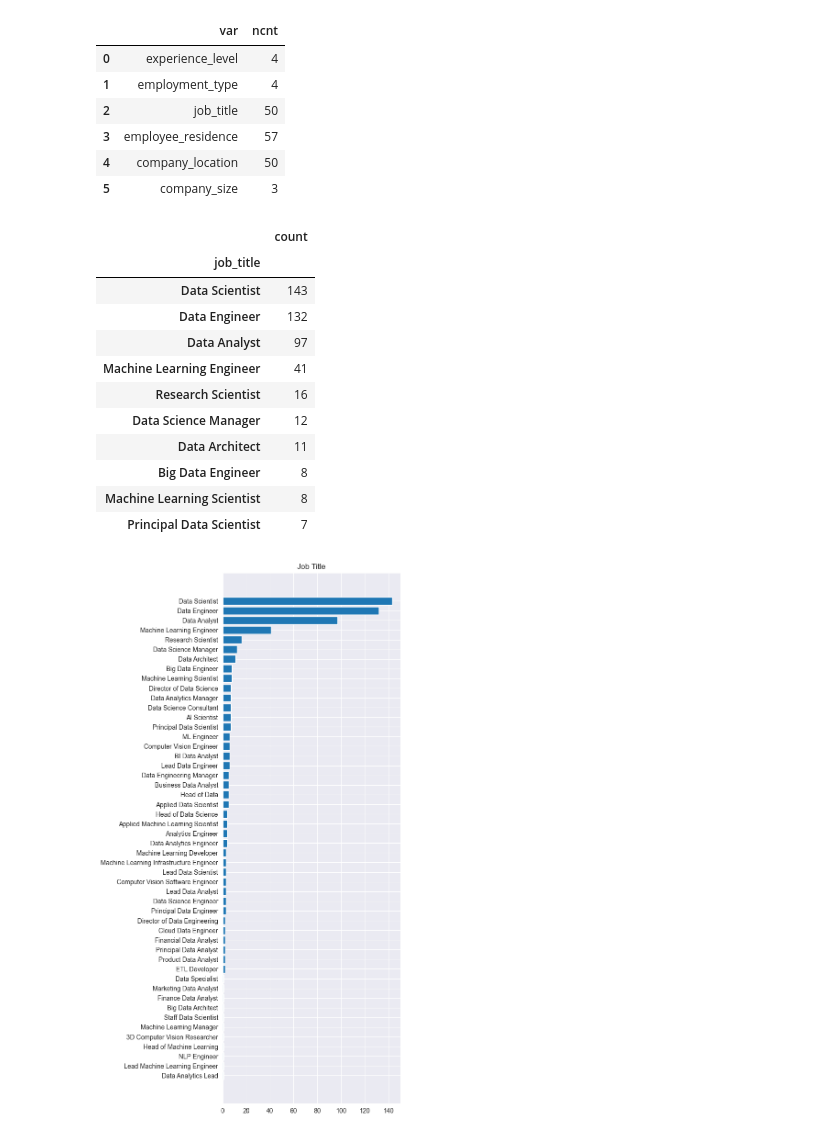
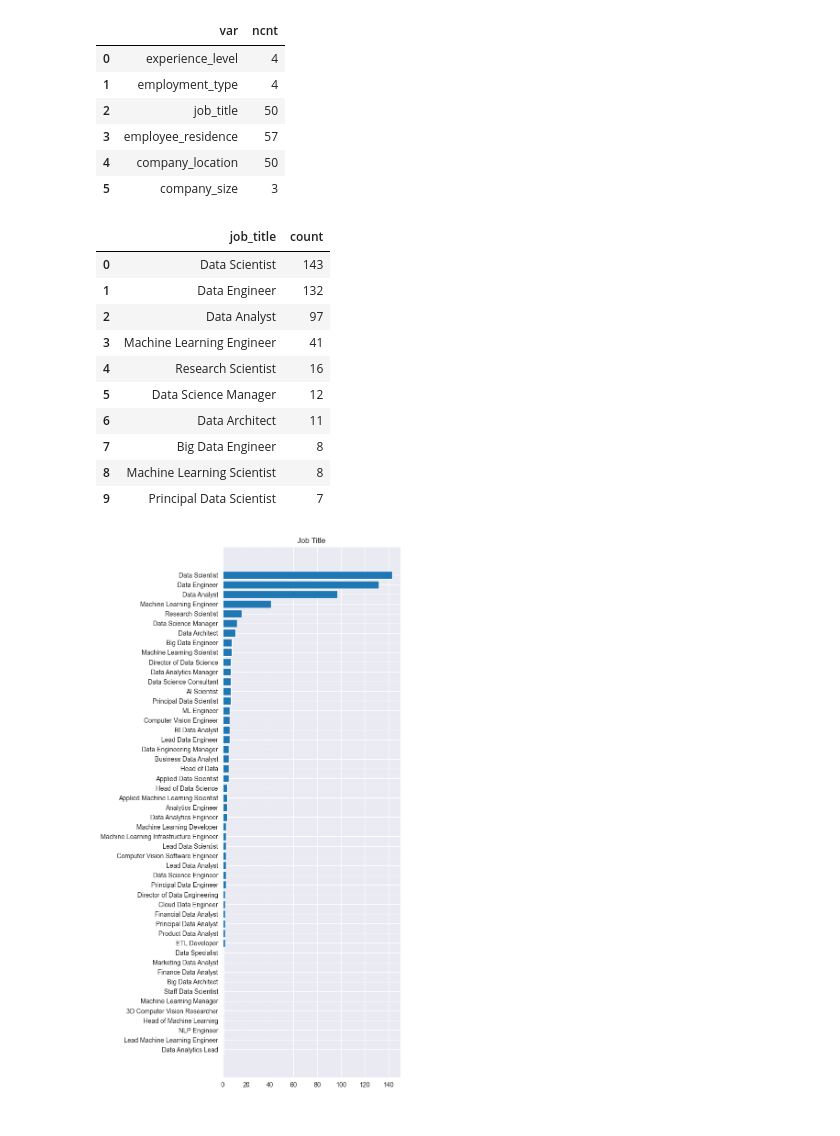
Before and after one commit to hyscodebase/NLP, a Jupyter notebook: AIPBLReal.ipynb, the cells around one changed output. Saved outputs shown, nothing was run; the diff lists cells and outputs as text; code cells hidden in the pictures.

```diff
--- a/AIPBLReal.ipynb
+++ b/AIPBLReal.ipynb
@@ -199,21 +185,22 @@ df_concat
 | 5 | company_size | 3 |
 # %%
 # ▶ job_title 살펴보기
-df_job = pd.DataFrame(df['job_title'].value_counts())
+# job_title 열의 값 개수를 계산하고 DataFrame으로 변환
+df_job = pd.DataFrame(df['job_title'].value_counts()).reset_index()
+df_job.columns = ['job_title', 'count']  # 열 이름 지정
 df_job.head(10)
 # %% [output]
-|  | count |
-| job_title |  |
-| Data Scientist | 143 |
-| Data Engineer | 132 |
-| Data Analyst | 97 |
-| Machine Learning Engineer | 41 |
-| Research Scientist | 16 |
-| Data Science Manager | 12 |
-| Data Architect | 11 |
-| Big Data Engineer | 8 |
-| Machine Learning Scientist | 8 |
-| Principal Data Scientist | 7 |
+|  | job_title | count |
+| 0 | Data Scientist | 143 |
+| 1 | Data Engineer | 132 |
+| 2 | Data Analyst | 97 |
+| 3 | Machine Learning Engineer | 41 |
+| 4 | Research Scientist | 16 |
+| 5 | Data Science Manager | 12 |
+| 6 | Data Architect | 11 |
+| 7 | Big Data Engineer | 8 |
+| 8 | Machine Learning Scientist | 8 |
+| 9 | Principal Data Scientist | 7 |
 # %%
 from matplotlib import pyplot as plt
 
```
Also changed, not shown: parts of 17 cells of this notebook.
